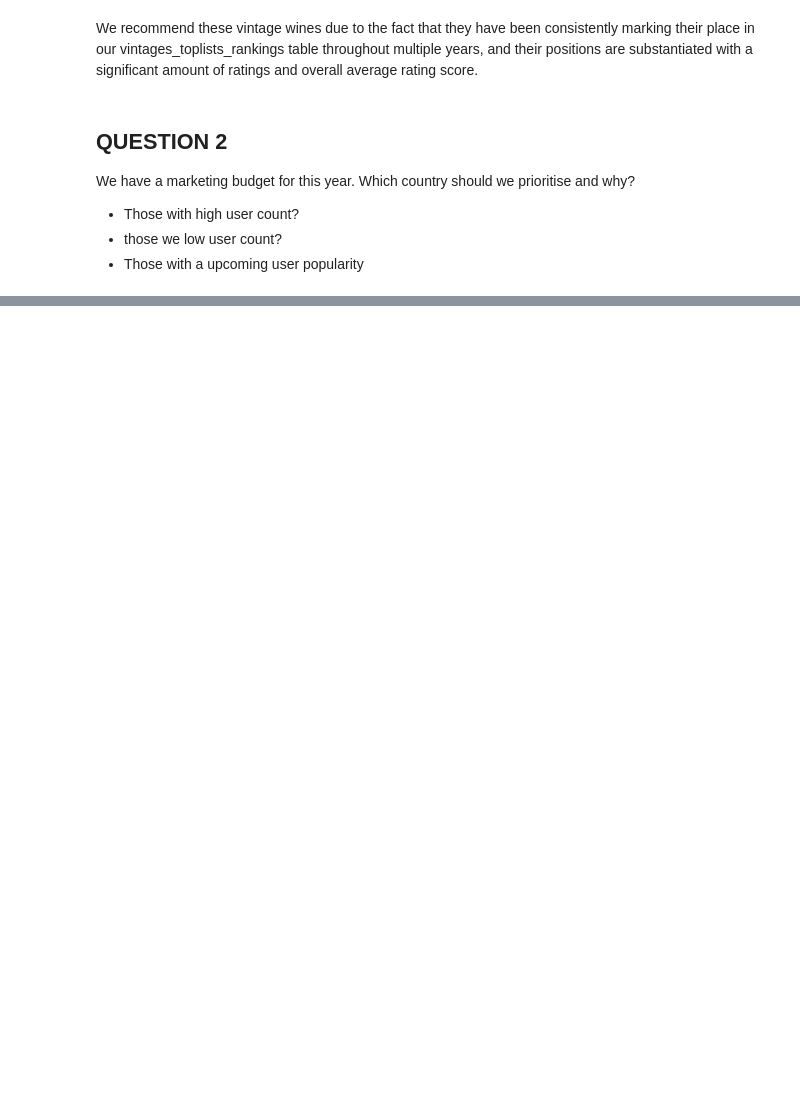
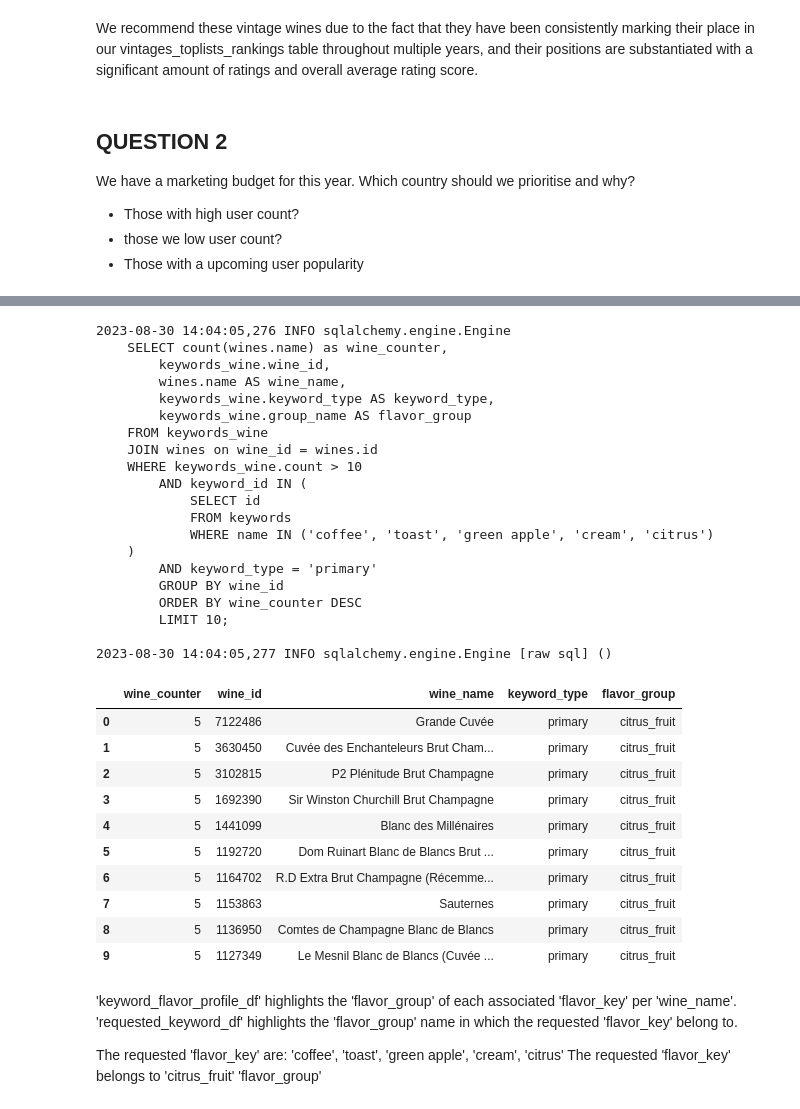
Before and after one commit to moni2code/project_vivino, a Jupyter notebook: notebooks/vivino_analysis_combination.ipynb, the cells around one changed output, grey strips where cells are left out. Saved outputs shown, nothing was run; the diff lists cells and outputs as text; code cells hidden in the pictures; blank space fills up the shorter version.

```diff
--- a/notebooks/vivino_analysis_combination.ipynb
+++ b/notebooks/vivino_analysis_combination.ipynb
@@ -309,0 +402,72 @@ Based on the information above, we suggest to focus the marketing resources on e
+# %%
+# Identifying the group_name of the requested flavor keywords
+query_requested_keywords = vivino_engine.execute(
+    """
+    SELECT count(wines.name) as wine_counter,
+        keywords_wine.wine_id,
+        wines.name AS wine_name,
+        keywords_wine.keyword_type AS keyword_type,
+        keywords_wine.group_name AS flavor_group
+    FROM keywords_wine
+    JOIN wines on wine_id = wines.id
+    WHERE keywords_wine.count > 10
+        AND keyword_id IN (
+            SELECT id
+            FROM keywords
+            WHERE name IN ('coffee', 'toast', 'green apple', 'cream', 'citrus')
+    )
+        AND keyword_type = 'primary'
+        GROUP BY wine_id
+        ORDER BY wine_counter DESC
+        LIMIT 10;
+    """
+)
+
+## INitialize keyword_flavor_profile_df
+fetch_query_requested_keywords = query_requested_keywords.fetchall()
+
+requested_keyword_df = pd.DataFrame(
+    fetch_query_requested_keywords,
+    columns=query_requested_keywords.keys()
+)
+
+## display keyword_flavor_profile_df
+display(requested_keyword_df)
+# %% [output]
+2023-08-30 14:04:05,276 INFO sqlalchemy.engine.Engine
+    SELECT count(wines.name) as wine_counter,
+        keywords_wine.wine_id,
+        wines.name AS wine_name,
+        keywords_wine.keyword_type AS keyword_type,
+        keywords_wine.group_name AS flavor_group
+    FROM keywords_wine
+    JOIN wines on wine_id = wines.id
+    WHERE keywords_wine.count > 10
+        AND keyword_id IN (
+            SELECT id
+            FROM keywords
+            WHERE name IN ('coffee', 'toast', 'green apple', 'cream', 'citrus')
+    )
+        AND keyword_type = 'primary'
+        GROUP BY wine_id
+        ORDER BY wine_counter DESC
+        LIMIT 10;
+
+2023-08-30 14:04:05,277 INFO sqlalchemy.engine.Engine [raw sql] ()
+|  | wine_counter | wine_id | wine_name | keyword_type | flavor_group |
+| 0 | 5 | 7122486 | Grande Cuvée | primary | citrus_fruit |
+| 1 | 5 | 3630450 | Cuvée des Enchanteleurs Brut Cham... | primary | citrus_fruit |
+| 2 | 5 | 3102815 | P2 Plénitude Brut Champagne | primary | citrus_fruit |
+| 3 | 5 | 1692390 | Sir Winston Churchill Brut Champagne | primary | citrus_fruit |
+| 4 | 5 | 1441099 | Blanc des Millénaires | primary | citrus_fruit |
+| 5 | 5 | 1192720 | Dom Ruinart Blanc de Blancs Brut ... | primary | citrus_fruit |
+| 6 | 5 | 1164702 | R.D Extra Brut Champagne (Récemme... | primary | citrus_fruit |
+| 7 | 5 | 1153863 | Sauternes | primary | citrus_fruit |
+| 8 | 5 | 1136950 | Comtes de Champagne Blanc de Blancs | primary | citrus_fruit |
+| 9 | 5 | 1127349 | Le Mesnil Blanc de Blancs (Cuvée ... | primary | citrus_fruit |
+# %% [markdown]
+'keyword_flavor_profile_df' highlights the 'flavor_group' of each associated 'flavor_key' per 'wine_name'.
+'requested_keyword_df' highlights the 'flavor_group' name in which the requested 'flavor_key' belong to.
+
+The requested 'flavor_key' are: 'coffee', 'toast', 'green apple', 'cream', 'citrus'
+The requested 'flavor_key' belongs to 'citrus_fruit' 'flavor_group'
```
Also changed, not shown: parts of 9 cells of this notebook.
